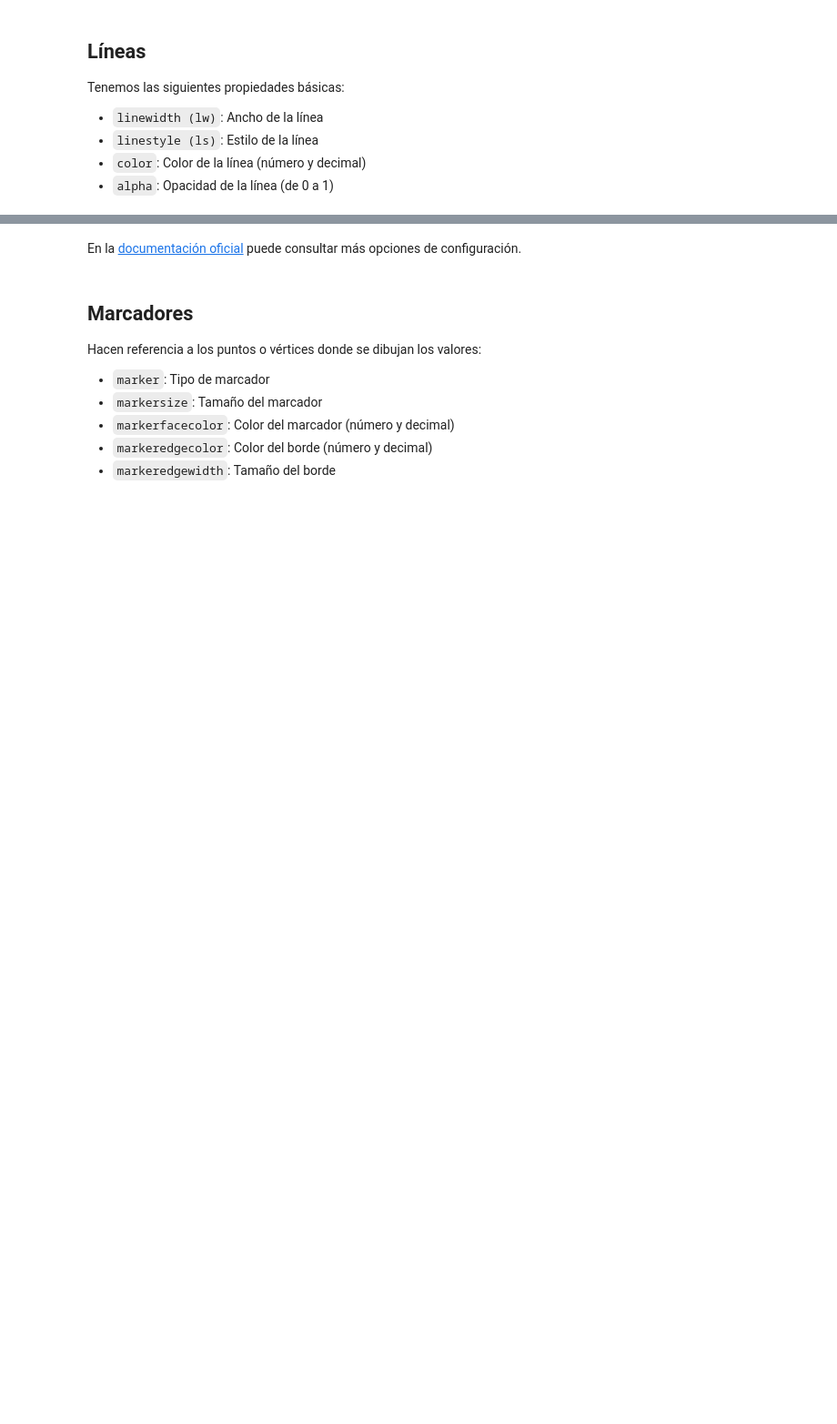
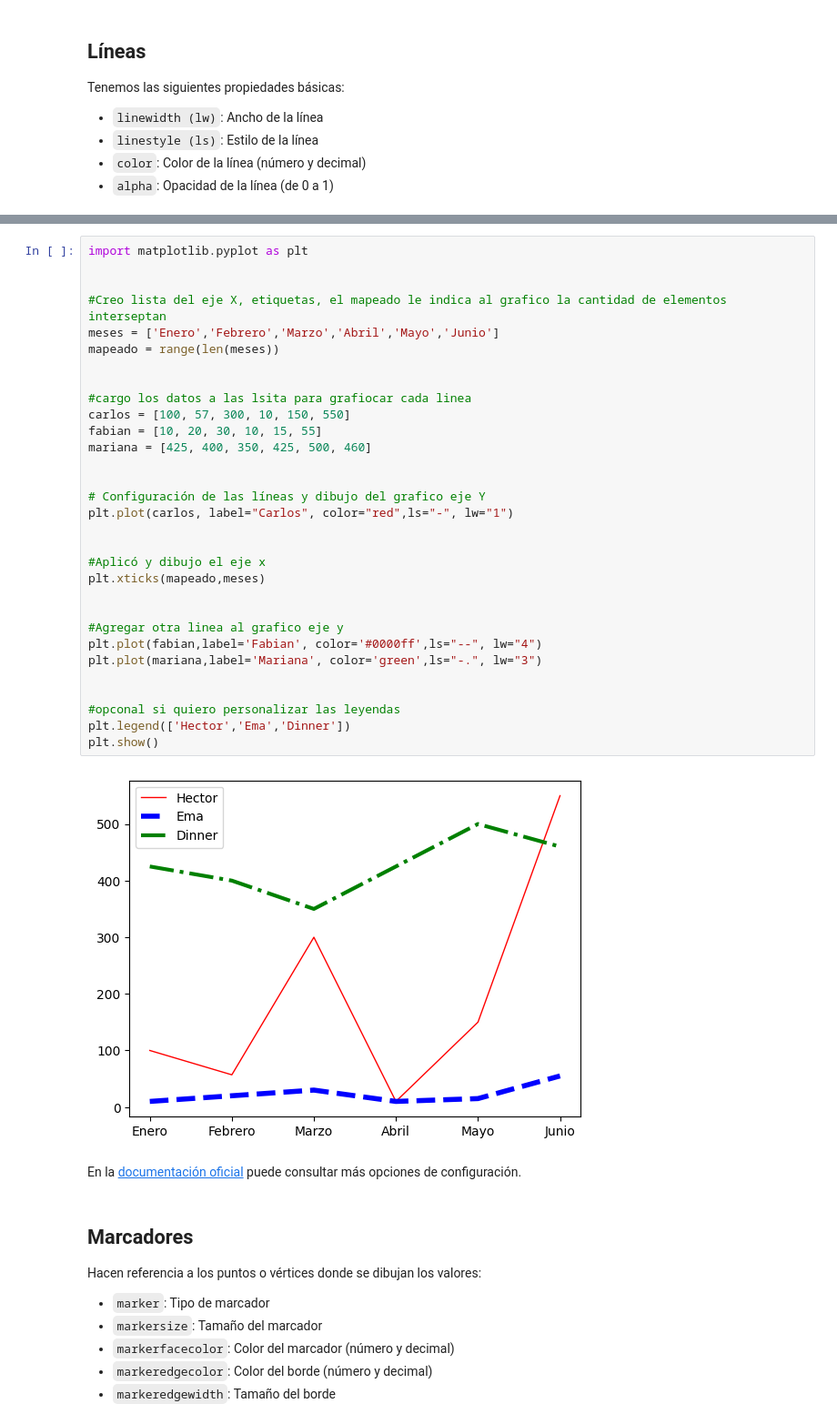
Before and after one commit to FiorellaChava/Programacion-Python-Basico-GRUPO-1---6181133432, a Jupyter notebook: Estudiantes/fiorella chavarria/semana 5/Clase 10/06 - Estilos de línea y marcadores.ipynb, the cells around one changed output, grey strips where cells are left out. Shown: that part at 91% size. Saved outputs shown, nothing was run; the diff lists cells and outputs as text; blank space fills up the shorter version.

```diff
--- a/Estudiantes/fiorella chavarria/semana 5/Clase 10/06 - Estilos de línea y marcadores.ipynb
+++ b/Estudiantes/fiorella chavarria/semana 5/Clase 10/06 - Estilos de línea y marcadores.ipynb
@@ -34,3 +49,36 @@ plt.show()
+# %%
+import matplotlib.pyplot as plt
+
+
+#Creo lista del eje X, etiquetas, el mapeado le indica al grafico la cantidad de elementos interseptan
+meses = ['Enero','Febrero','Marzo','Abril','Mayo','Junio']
+mapeado = range(len(meses))
+
+
+#cargo los datos a las lsita para grafiocar cada linea
+carlos = [100, 57, 300, 10, 150, 550]
+fabian = [10, 20, 30, 10, 15, 55]
+mariana = [425, 400, 350, 425, 500, 460]
+
+
+# Configuración de las líneas y dibujo del grafico eje Y
+plt.plot(carlos, label="Carlos", color="red",ls="-", lw="1")
+
+
+#Aplicó y dibujo el eje x
+plt.xticks(mapeado,meses)
+
+
+#Agregar otra linea al grafico eje y
+plt.plot(fabian,label='Fabian', color='#0000ff',ls="--", lw="4")
+plt.plot(mariana,label='Mariana', color='green',ls="-.", lw="3")
+
+
+#opconal si quiero personalizar las leyendas
+plt.legend(['Hector','Ema','Dinner'])
+plt.show()
+# %% [output]
+[figure, added]
 # %% [markdown]
 En la [documentación oficial](https://matplotlib.org/api/lines_api.html#matplotlib.lines.Line2D.set_linestyle) puede consultar más opciones de configuración.
 # %% [markdown]
```
Also changed, not shown: parts of 4 cells of this notebook, 1 other file.
